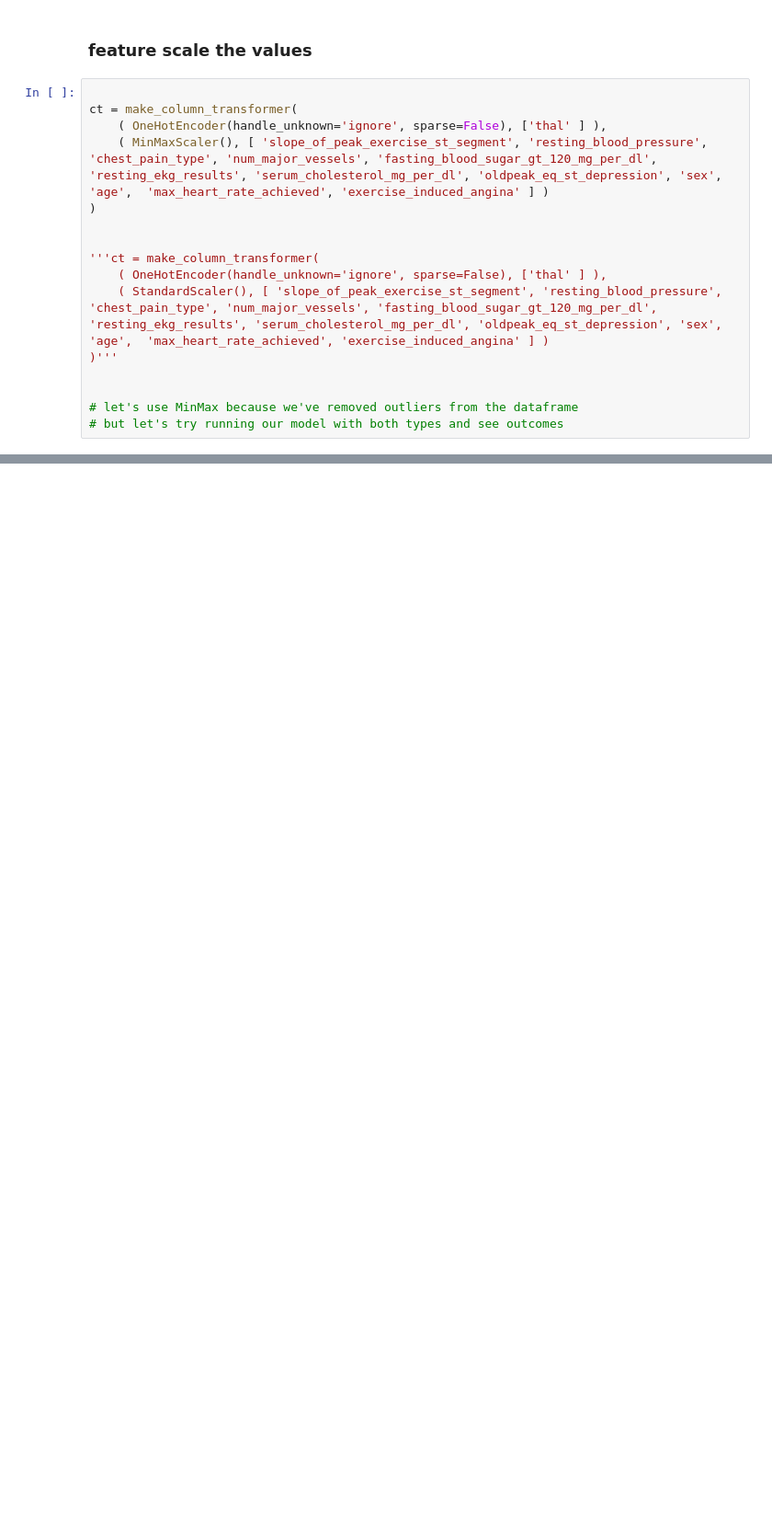
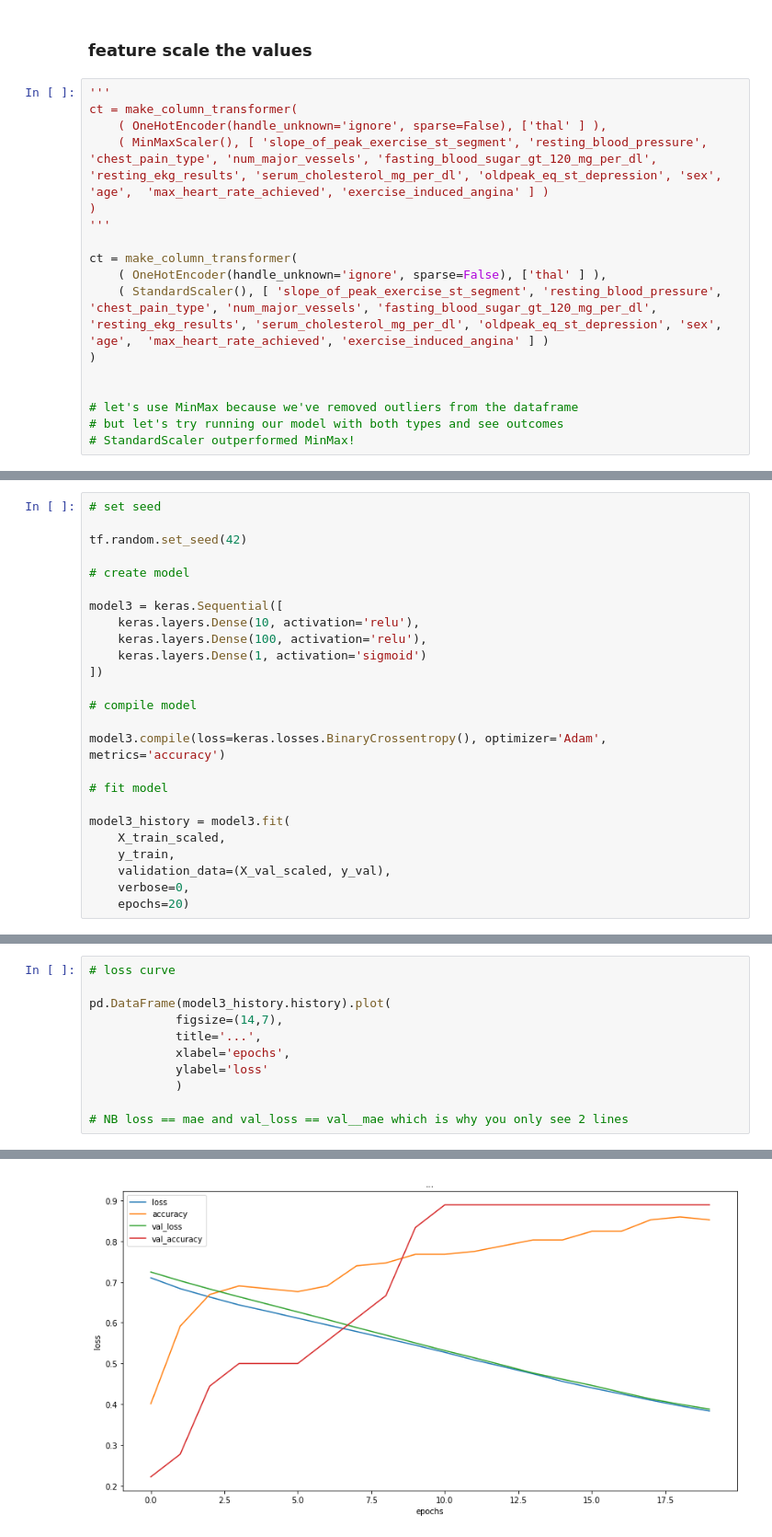
Before and after one commit to johancodes/heart-disease, a Jupyter notebook: heart_disease_ml.ipynb, the cells around one changed output, grey strips where cells are left out. Shown at 92% size. Cells and saved outputs as stored; diff of their text form; blank space fills up the shorter version.

```diff
--- a/heart_disease_ml.ipynb
+++ b/heart_disease_ml.ipynb
@@ -221,21 +221,22 @@ X_val
 # %% [markdown]
 ### feature scale the values
 # %%
-
+'''
 ct = make_column_transformer(
     ( OneHotEncoder(handle_unknown='ignore', sparse=False), ['thal' ] ),
     ( MinMaxScaler(), [ 'slope_of_peak_exercise_st_segment', 'resting_blood_pressure',  'chest_pain_type', 'num_major_vessels', 'fasting_blood_sugar_gt_120_mg_per_dl', 'resting_ekg_results', 'serum_cholesterol_mg_per_dl', 'oldpeak_eq_st_depression', 'sex',	'age',	'max_heart_rate_achieved', 'exercise_induced_angina' ] )
 )
+'''
 
-
-'''ct = make_column_transformer(
+ct = make_column_transformer(
     ( OneHotEncoder(handle_unknown='ignore', sparse=False), ['thal' ] ),
     ( StandardScaler(), [ 'slope_of_peak_exercise_st_segment', 'resting_blood_pressure',  'chest_pain_type', 'num_major_vessels', 'fasting_blood_sugar_gt_120_mg_per_dl', 'resting_ekg_results', 'serum_cholesterol_mg_per_dl', 'oldpeak_eq_st_depression', 'sex',	'age',	'max_heart_rate_achieved', 'exercise_induced_angina' ] )
-)'''
+)
 
 
 # let's use MinMax because we've removed outliers from the dataframe
 # but let's try running our model with both types and see outcomes
+# StandardScaler outperformed MinMax!
 # %%
 ct.fit(X_train)
 
@@ -272,0 +330,25 @@ X_train_scaled[0:5], X_train_scaled.shape, X_val_scaled[0:5], X_val_scaled.shape
+# %%
+# set seed
+
+tf.random.set_seed(42)
+
+# create model
+
+model3 = keras.Sequential([
+    keras.layers.Dense(10, activation='relu'),
+    keras.layers.Dense(100, activation='relu'),
+    keras.layers.Dense(1, activation='sigmoid')
+])
+
+# compile model
+
+model3.compile(loss=keras.losses.BinaryCrossentropy(), optimizer='Adam', metrics='accuracy')
+
+# fit model
+
+model3_history = model3.fit(
+    X_train_scaled,
+    y_train,
+    validation_data=(X_val_scaled, y_val),
+    verbose=0,
+    epochs=20)
@@ -272,0 +363,12 @@ X_train_scaled[0:5], X_train_scaled.shape, X_val_scaled[0:5], X_val_scaled.shape
+# %%
+# loss curve
+
+pd.DataFrame(model3_history.history).plot(
+            figsize=(14,7),
+            title='...',
+            xlabel='epochs',
+            ylabel='loss'
+            )
+
+# NB loss == mae and val_loss == val__mae which is why you only see 2 lines
+# %% [output]
@@ -272,0 +376 @@ X_train_scaled[0:5], X_train_scaled.shape, X_val_scaled[0:5], X_val_scaled.shape
+[figure, added]
```
Also changed, not shown: parts of 12 cells of this notebook.
